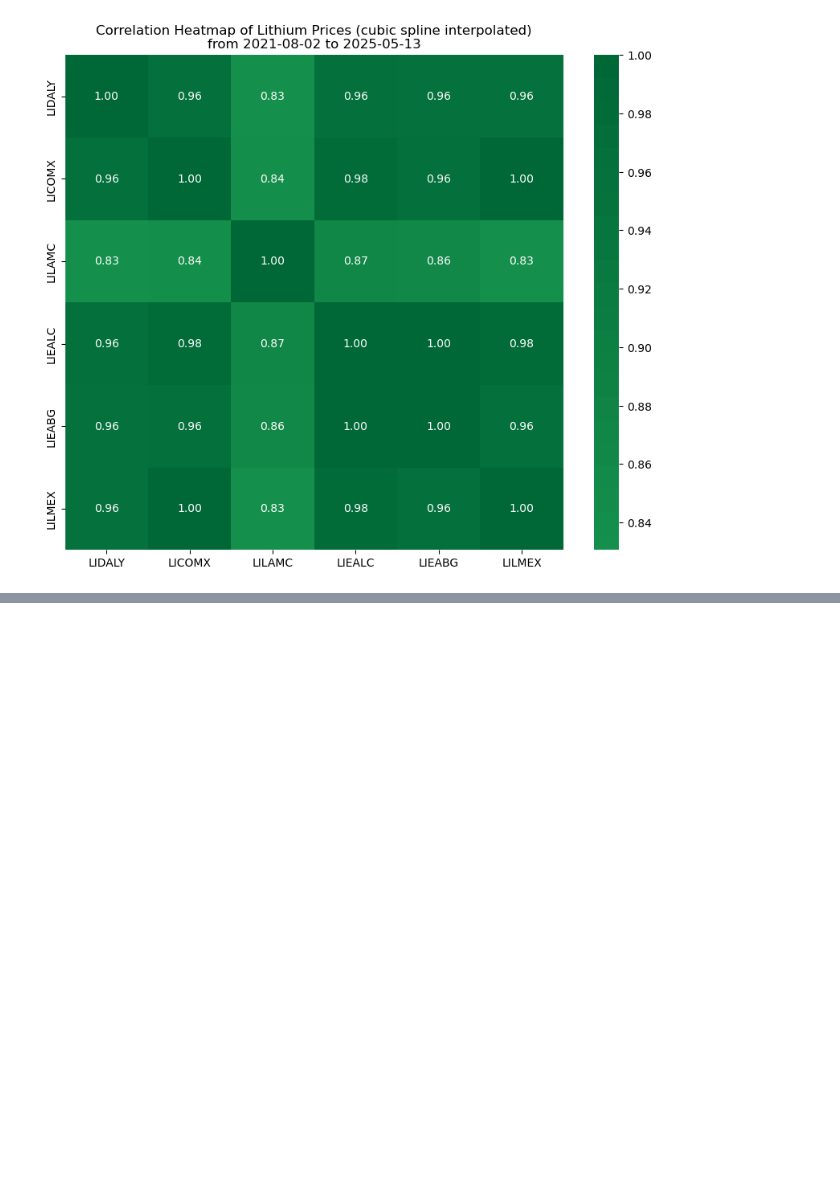
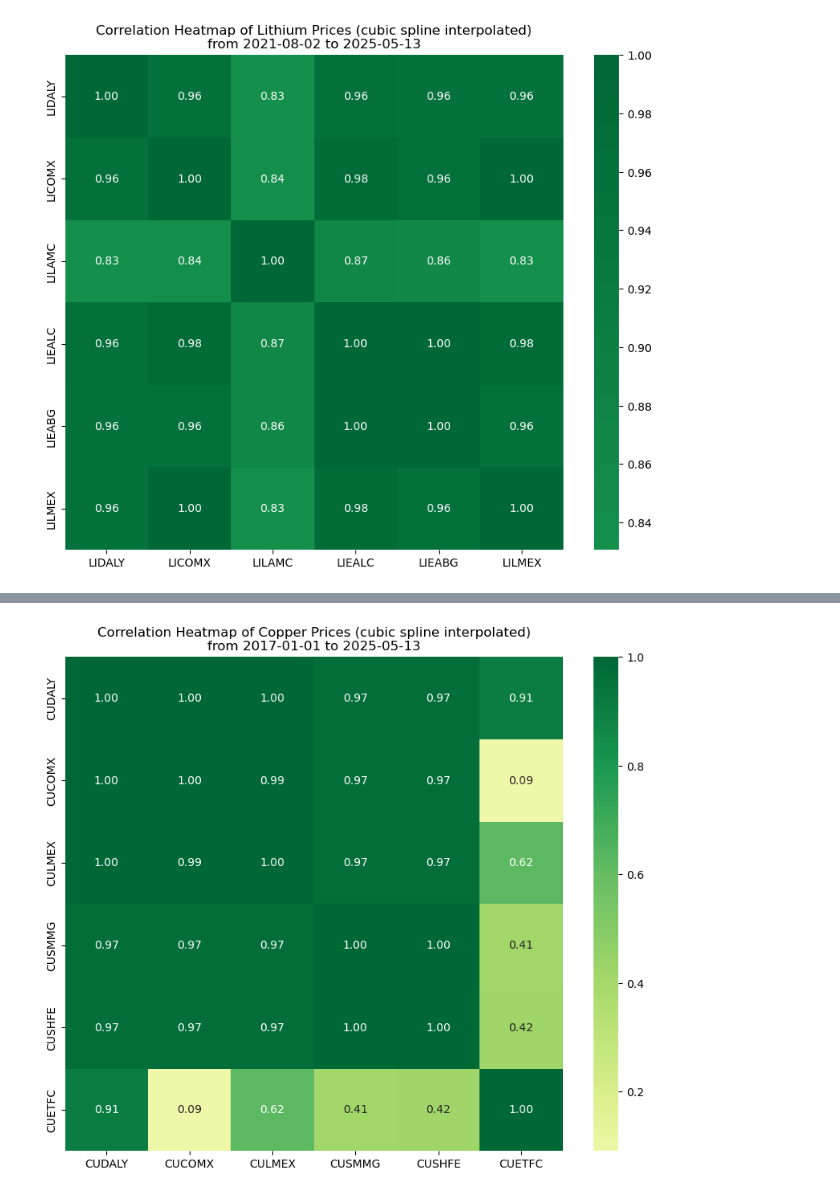
Before and after one commit to Doosheck/metals, a Jupyter notebook: data_overview2.ipynb, the cells around one changed output, grey strips where cells are left out. Saved outputs shown, nothing was run; the diff lists cells and outputs as text; code cells hidden in the pictures; blank space fills up the shorter version.

```diff
--- a/data_overview2.ipynb
+++ b/data_overview2.ipynb
@@ -32,0 +86,5 @@ plt.show()
+# %%
+# Load copper data
+df_copper = pd.read_csv('data/ALL_copper_prices_cubic_spline.csv')
+df_copper['Date'] = pd.to_datetime(df_copper['Date'])
+df_copper.head()
@@ -32,0 +98,10 @@ plt.show()
+# %%
+corr_matrix_copper = df_copper.drop(columns=['Date']).corr()
+start_date = df_copper['Date'].min().strftime('%Y-%m-%d')
+end_date = df_copper['Date'].max().strftime('%Y-%m-%d')
+plt.figure(figsize=(10, 8))
+sns.heatmap(corr_matrix_copper, annot=True, cmap='RdYlGn', center=0, fmt=".2f")
+plt.title('Correlation Heatmap of Copper Prices (cubic spline interpolated)\nfrom {} to {}'.format(start_date, end_date))
+plt.show()
+# %% [output]
+[figure, added]
```
Also changed, not shown: parts of 9 cells of this notebook.
